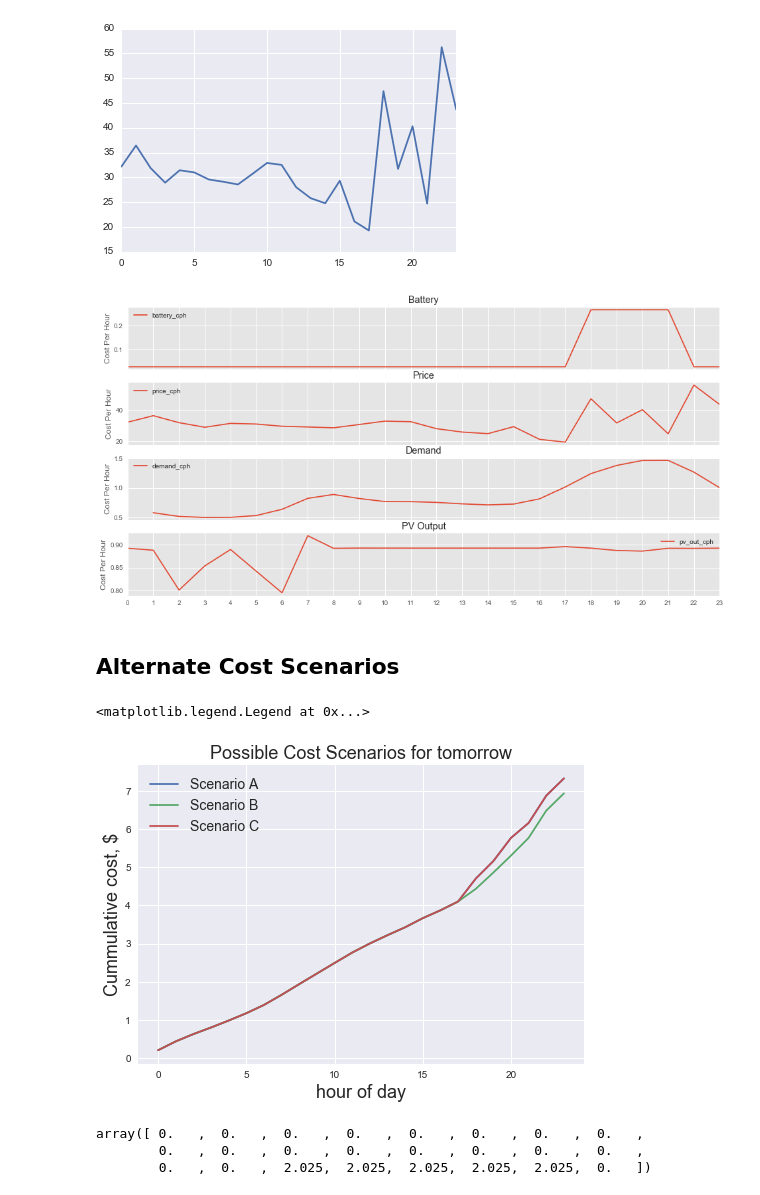
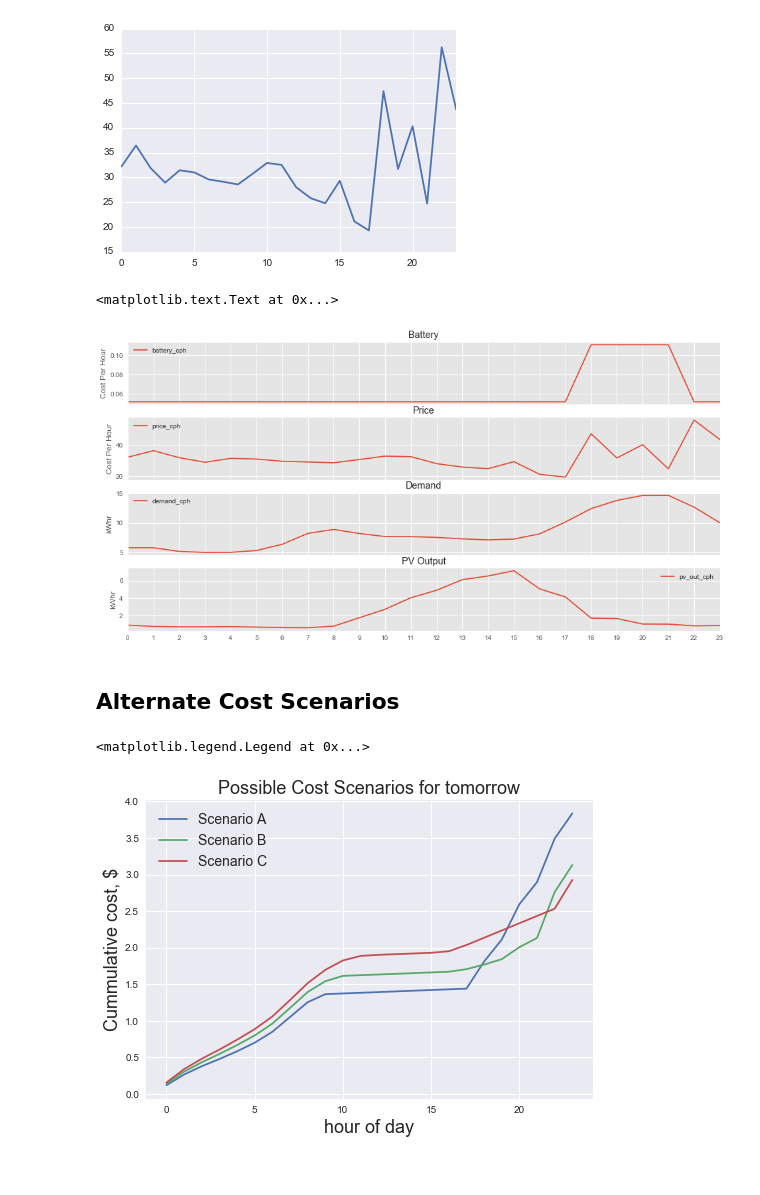
Before and after one commit to UWSEDS-aut17/SunDial, a Jupyter notebook: optimizer.ipynb, the cells around one changed output. Cells and saved outputs as stored; diff of their text form; code cells hidden in the pictures.

Commit message:
updated optimizer notebook to account for PV input

```diff
--- a/optimizer.ipynb
+++ b/optimizer.ipynb
@@ -29,7 +29,7 @@ t_start    = 18   # 6:00pm, sun goes down
 t_final    = 22   # 10:00pm, this means battery stops at 10:00pm, not 10:59
 date       = 343  # Dec 9th
 cap_kWhr   = 100 # battery capacity
-cost_mult  = 55*cap_kWhr # cost scales with capacity, adjust to make relavent if needed
+cost_mult  = 10*cap_kWhr # cost scales with capacity, adjust to make relavent if needed
 
 # Compute battery degradation cost per hour.
 battery_cph = sundial.battery_model.bat_price_per_hour(usage_kWhr,
@@ -88,6 +89,7 @@ df = pd.DataFrame({'battery_cph': battery_cph,
                   'pv_out_cph': pv_output_cph})
 df['demand_cph'][0] = df['demand_cph'][1]
 df['demand_cph'] = df['demand_cph']*10
+df['pv_out_cph'] = df['pv_out_cph']*20/250
 print(df)
 # %% [output]
     battery_cph  demand_cph  price_cph  pv_out_cph
@@ -136,60 +138,61 @@ ax[3].set_title("PV Output")
 
 for a in ax:
     a.set_ylabel("Cost Per Hour")
+
+ax[2].set_ylabel('kWhr')
+ax[3].set_ylabel('kWhr')
 # %% [output]
+<matplotlib.text.Text at 0x...>
-[figure, old version]
+[figure, new version]
 # %% [markdown]
 ## Alternate Cost Scenarios
 # %%
 #In scenario A, baseline case where we just don't run the battery. Do this by setting B = 0 and cycles = 0 in battery cost formula:
-df['Scenario_A'] = 1 * (df['price_cph']/1000 * (df['demand_cph'] - df['pv_out_cph'] - 0)) + sundial.battery_model.bat_price_per_hour(0,t_start,t_final,date,cap_kWhr,cost_mult)
+df['Scenario_A'] = 1 * np.max([(df['price_cph']/1000 * (df['demand_cph'] - df['pv_out_cph'] - 0)),np.zeros(24)],axis=0) + sundial.battery_model.bat_price_per_hour(0,t_start,t_final,date,cap_kWhr,cost_mult)
 df['Scenario_A'] = df['Scenario_A'].cumsum()
 #In scenario B, we choose to cycle during certain hours input by user:
 t_start    = 18   # 6:00pm, sun goes down, USER INPUT
 t_final    = 22   #USER INPUT
 #also can input rate, as percent per hour, but total in cycle can't exceed max_cap
-rate = 0.15 # % of capacity per hour, USER INPUT
+rate = 0.10 # % of capacity per hour, USER INPUT
 usage_kWhr = np.min([cap_kWhr*rate*(t_final-t_start),cap_kWhr])
 B = np.zeros(24)
 B[t_start:t_final] = usage_kWhr/(t_final-t_start)
+PV_balance = usage_kWhr*df['pv_out_cph']/np.sum(df['pv_out_cph']) # Energy taken from PV to charge battery
 
-df['Scenario_B'] = 1 * (df['price_cph']/1000 * (df['demand_cph'] - df['pv_out_cph'] - B)) + sundial.battery_model.bat_price_per_hour(usage_kWhr,t_start,t_final,date,cap_kWhr,cost_mult)
+df['Scenario_B'] = 1 * np.max([(df['price_cph']/1000 * (df['demand_cph'] - (df['pv_out_cph']-PV_balance) - B)),np.zeros(24)],axis=0) + sundial.battery_model.bat_price_per_hour(usage_kWhr,t_start,t_final,date,cap_kWhr,cost_mult)
 df['Scenario_B'] = df['Scenario_B'].cumsum()
 
 #In scenario C, we choose to cycle battery during hours when cost exceeds XX
-cost_thresh = 60 # [$/MWhr,], USER INPUT
+cost_thresh = 40 # [$/MWhr,], USER INPUT
 rate = 0.15 # % of capacity per hour, USER INPUT
 is_higher = np.nonzero(df['price_cph'] > cost_thresh)
 if len(is_higher[0]) > 0:
     t_start = np.min(is_higher)
     t_final = np.max(is_higher) #assume single cycle, even if price momentarily dips below
     usage_kWhr = np.min([cap_kWhr*rate*(t_final-t_start),cap_kWhr])
     B = np.zeros(24)
     B[t_start:t_final] = usage_kWhr/(t_final-t_start)
+    PV_balance = usage_kWhr*df['pv_out_cph']/np.sum(df['pv_out_cph']) # Energy taken from PV to charge battery
 else:
     usage_kWhr = 0
     B = 0
+    PV_balance = 0
 
-df['Scenario_C'] =  1 * (df['price_cph']/1000 * (df['demand_cph'] - df['pv_out_cph'] - B)) + sundial.battery_model.bat_price_per_hour(usage_kWhr,t_start,t_final,date,cap_kWhr,cost_mult)
+df['Scenario_C'] =  1 * np.max([(df['price_cph']/1000 * (df['demand_cph'] - (df['pv_out_cph']-PV_balance) - B)),np.zeros(24)],axis=0) + sundial.battery_model.bat_price_per_hour(usage_kWhr,t_start,t_final,date,cap_kWhr,cost_mult)
 df['Scenario_C'] = df['Scenario_C'].cumsum()
 
 import matplotlib.pyplot as plt
 %matplotlib inline
 plt.style.use('ggplot')
 
 #fig, ax = plt.subplots(3, 1, figsize=(16, 8), sharey=False, sharex=True)
 plt.style.use('seaborn')
 plt.plot(df.index,df['Scenario_A'],df.index,df['Scenario_B'],df.index,df['Scenario_C'])
 plt.xlabel('hour of day', fontsize=18)
 plt.ylabel('Cummulative cost, $',fontsize=18)
 plt.title('Possible Cost Scenarios for tomorrow',fontsize=18)
 plt.legend(('Scenario A','Scenario B','Scenario C'),fontsize=14)
 # %% [output]
 <matplotlib.legend.Legend at 0x...>
-[figure, old version]
+[figure, new version]
-# %%
-B
-# %% [output]
-array([ 0.   ,  0.   ,  0.   ,  0.   ,  0.   ,  0.   ,  0.   ,  0.   ,
-        0.   ,  0.   ,  0.   ,  0.   ,  0.   ,  0.   ,  0.   ,  0.   ,
-        0.   ,  0.   ,  2.025,  2.025,  2.025,  2.025,  2.025,  0.   ])
```
Also changed, not shown: parts of 6 cells of this notebook, 1 other file.
